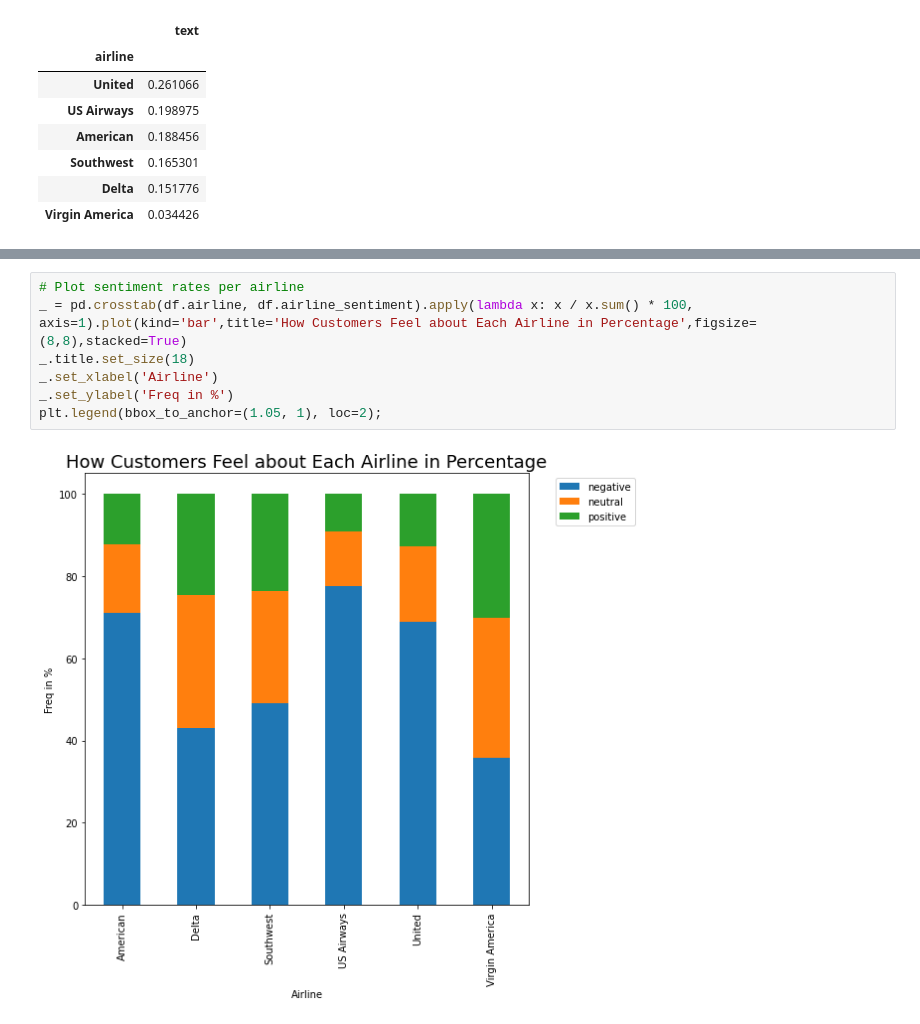
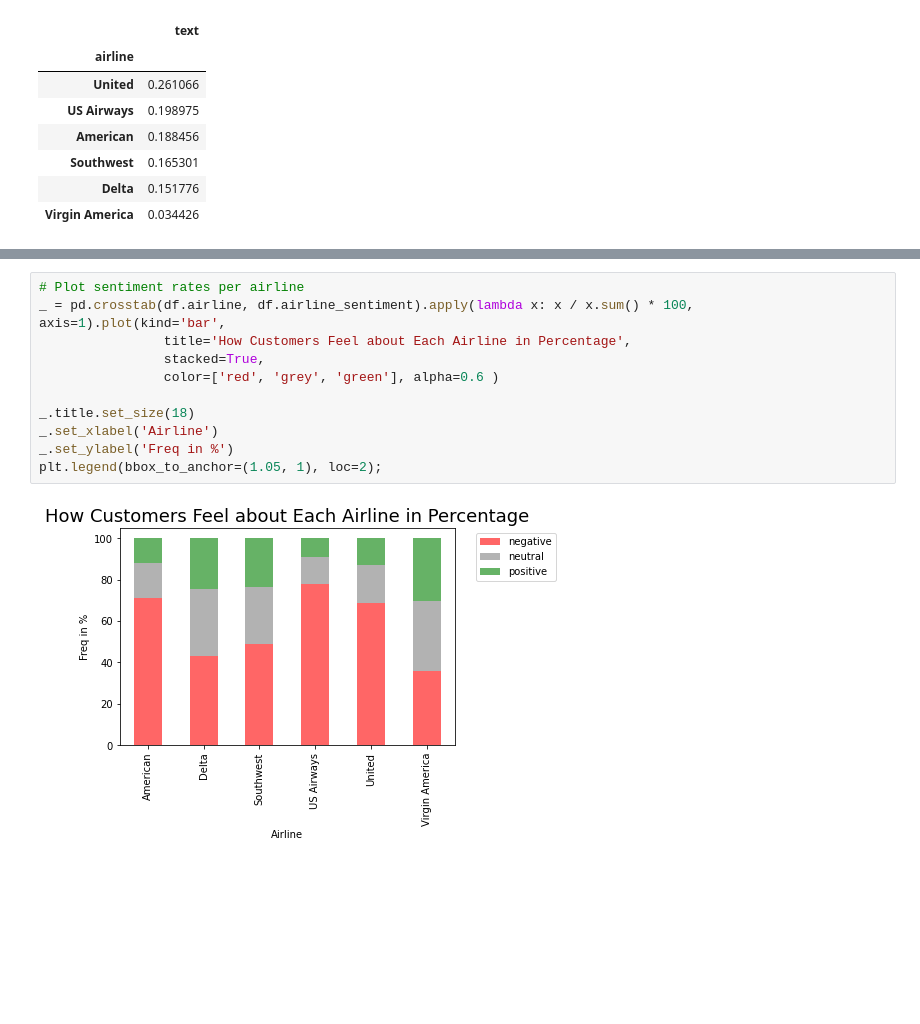
Before and after one commit to skacem/Business-Analytics, a Jupyter notebook: Sentiment_Analysis/USAirline.ipynb, the cells around one changed output, grey strips where cells are left out. Drawn from its saved outputs; the diff is of its cells as text; blank space fills up the shorter version.

```diff
--- a/Sentiment_Analysis/USAirline.ipynb
+++ b/Sentiment_Analysis/USAirline.ipynb
@@ -103,9 +117,13 @@ plt.title('Tweets Frequency by Airline', fontsize=18,);
 # %%
 # Plot sentiment rates per airline
-_ = pd.crosstab(df.airline, df.airline_sentiment).apply(lambda x: x / x.sum() * 100, axis=1).plot(kind='bar',title='How Customers Feel about Each Airline in Percentage',figsize=(8,8),stacked=True)
+_ = pd.crosstab(df.airline, df.airline_sentiment).apply(lambda x: x / x.sum() * 100, axis=1).plot(kind='bar',
+                title='How Customers Feel about Each Airline in Percentage',
+                stacked=True,
+                color=['red', 'grey', 'green'], alpha=0.6 )
+
 _.title.set_size(18)
 _.set_xlabel('Airline')
 _.set_ylabel('Freq in %')
 plt.legend(bbox_to_anchor=(1.05, 1), loc=2);
 # %% [output]
-[figure, old version]
+[figure, new version]
```
Also changed, not shown: parts of 21 cells of this notebook.
